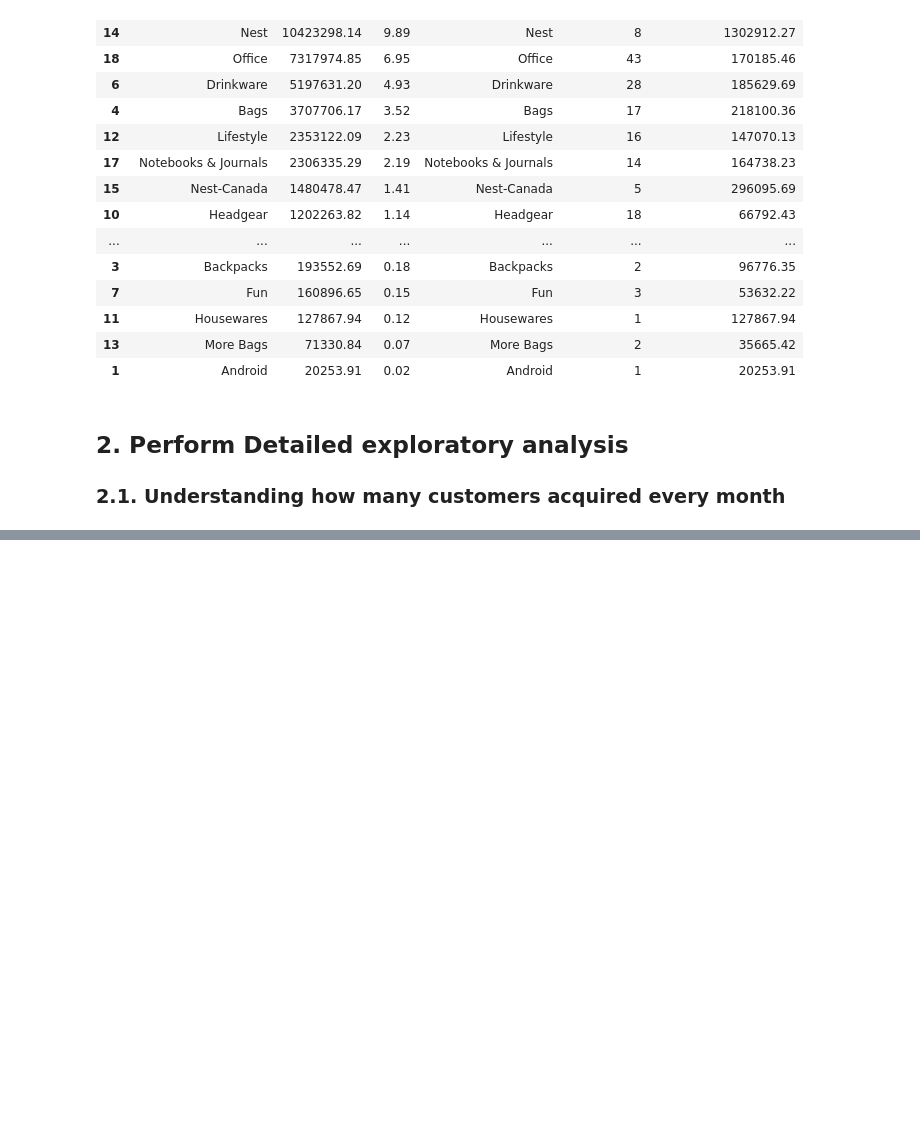
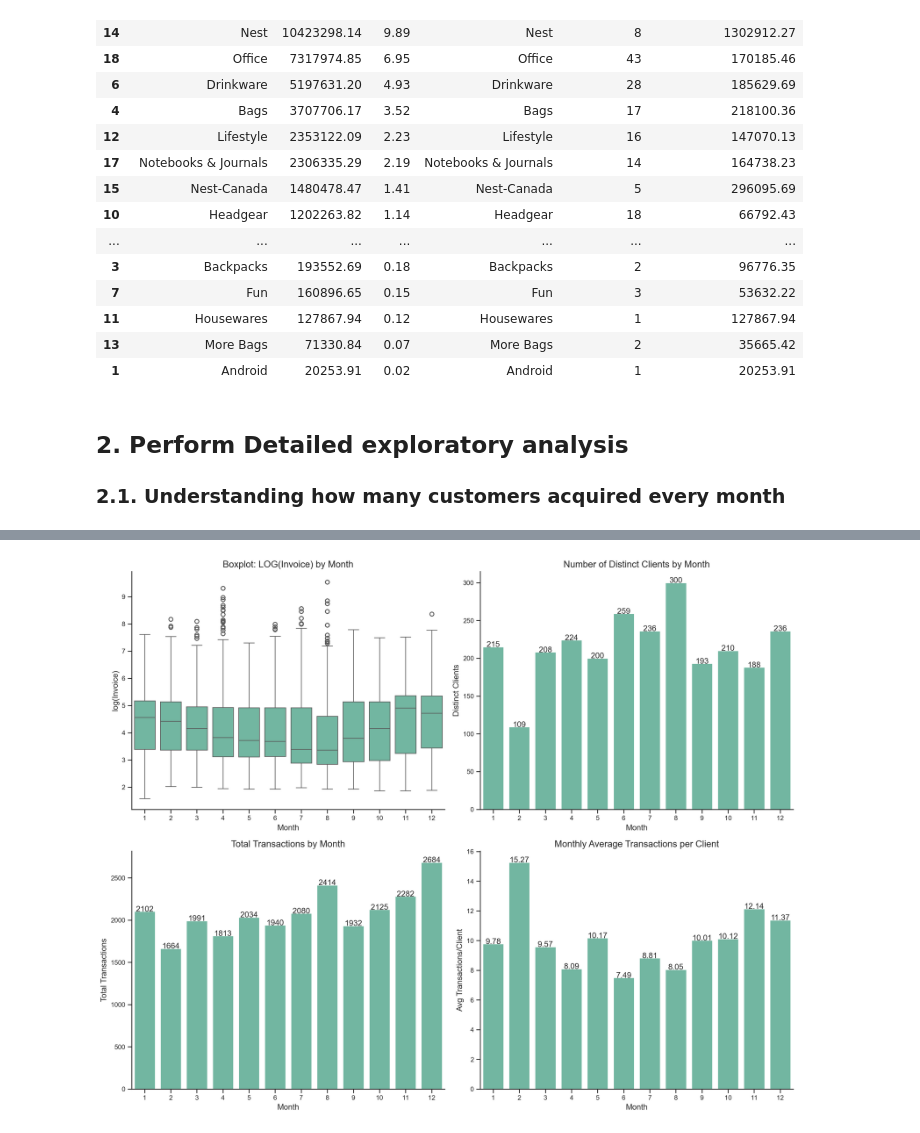
Before and after one commit to mateusengq/MKT-INSIGHTS-ECOMMERCE, a Jupyter notebook: Business_Questions.ipynb, the cells around one changed output, grey strips where cells are left out. Saved outputs shown, nothing was run; the diff lists cells and outputs as text; code cells hidden in the pictures; blank space fills up the shorter version.

```diff
--- a/Business_Questions.ipynb
+++ b/Business_Questions.ipynb
@@ -299,3 +342,22 @@ fig.show()
 ## 2. Perform Detailed exploratory analysis
 
 ### 2.1. Understanding how many customers acquired every month
+# %%
+data_tmp = pd.merge(data_tmp, CustomerData, how='left', on='CustomerID')
+# %%
+# Month
+
+data_tmp['Transaction_Date'] = pd.to_datetime(data_tmp['Transaction_Date'])
+data_tmp['month'] = data_tmp['Transaction_Date'].dt.month
+
+# Group by Month to calculate required metrics
+monthly_metrics = data_tmp.groupby('month').agg(
+    distinct_clients = ('CustomerID', 'nunique'),
+    total_transactions = ('Transaction_ID', 'nunique'),
+    total_sales = ('Invoice', 'sum')
+)
+
+monthly_metrics['avg_trans_per_client'] = monthly_metrics['total_transactions']/monthly_metrics['distinct_clients']
+monthly_metrics['avg_invoice_per_client'] = monthly_metrics['total_sales']/monthly_metrics['distinct_clients']
+
+display(monthly_metrics)
@@ -301,0 +379,37 @@ fig.show()
+# %%
+fig, axes = plt.subplots(2, 2, figsize=(15, 12))
+
+# Boxplot: Invoice by Month
+g1 = sns.boxplot(x=data_tmp['month'], y=np.log(data_tmp['Invoice']), ax=axes[0, 0])
+g1.set_title('Boxplot: LOG(Invoice) by Month')
+g1.set_xlabel('Month')
+g1.set_ylabel('log(Invoice)')
+
+# Barplot: Number of Distinct Clients by Month
+g2 = sns.barplot(x=monthly_metrics.index, y=monthly_metrics['distinct_clients'], ax=axes[0, 1])
+g2.set_title('Number of Distinct Clients by Month')
+g2.set_xlabel('Month')
+g2.set_ylabel('Distinct Clients')
+for index, value in enumerate(monthly_metrics['distinct_clients']):
+    g2.text(index, value, f'{value:.0f}', ha='center')
+
+# Barplot: Monthly Average Transactions per Client
+g3 = sns.barplot(x=monthly_metrics.index, y=monthly_metrics['avg_trans_per_client'], ax=axes[1, 1])
+g3.set_title('Monthly Average Transactions per Client')
+g3.set_xlabel('Month')
+g3.set_ylabel('Avg Transactions/Client')
+for index, value in enumerate(monthly_metrics['avg_trans_per_client']):
+    g3.text(index, value, f'{value:.2f}', ha='center')
+
+# Barplot: Total Transactions by Month
+g4 = sns.barplot(x=monthly_metrics.index, y=monthly_metrics['total_transactions'], ax=axes[1, 0])
+g4.set_title('Total Transactions by Month')
+g4.set_xlabel('Month')
+g4.set_ylabel('Total Transactions')
+for index, value in enumerate(monthly_metrics['total_transactions']):
+    g4.text(index, value, f'{value:.0f}', ha='center')
+
+plt.tight_layout()
+plt.show()
+# %% [output]
+[figure, added]
```
Also changed, not shown: parts of 16 cells of this notebook, 2 other files.
